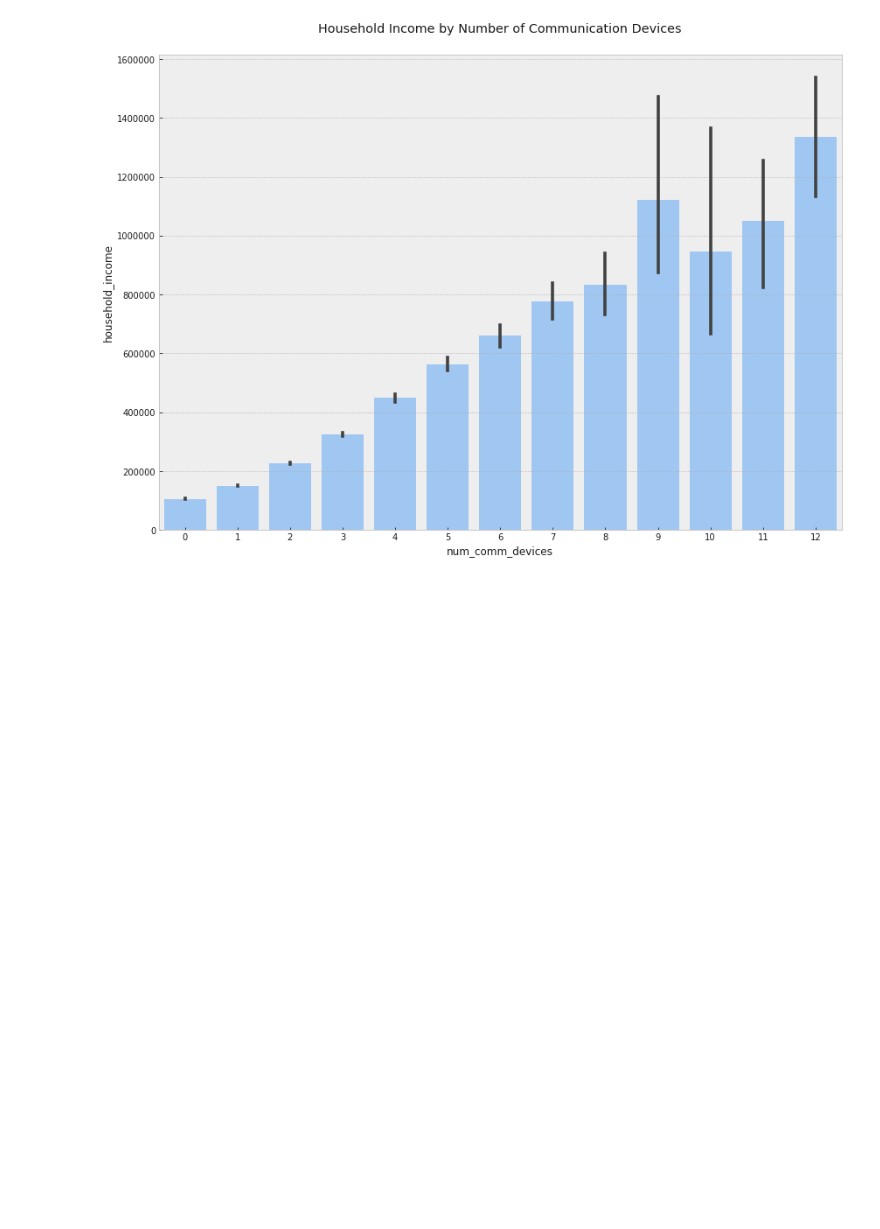
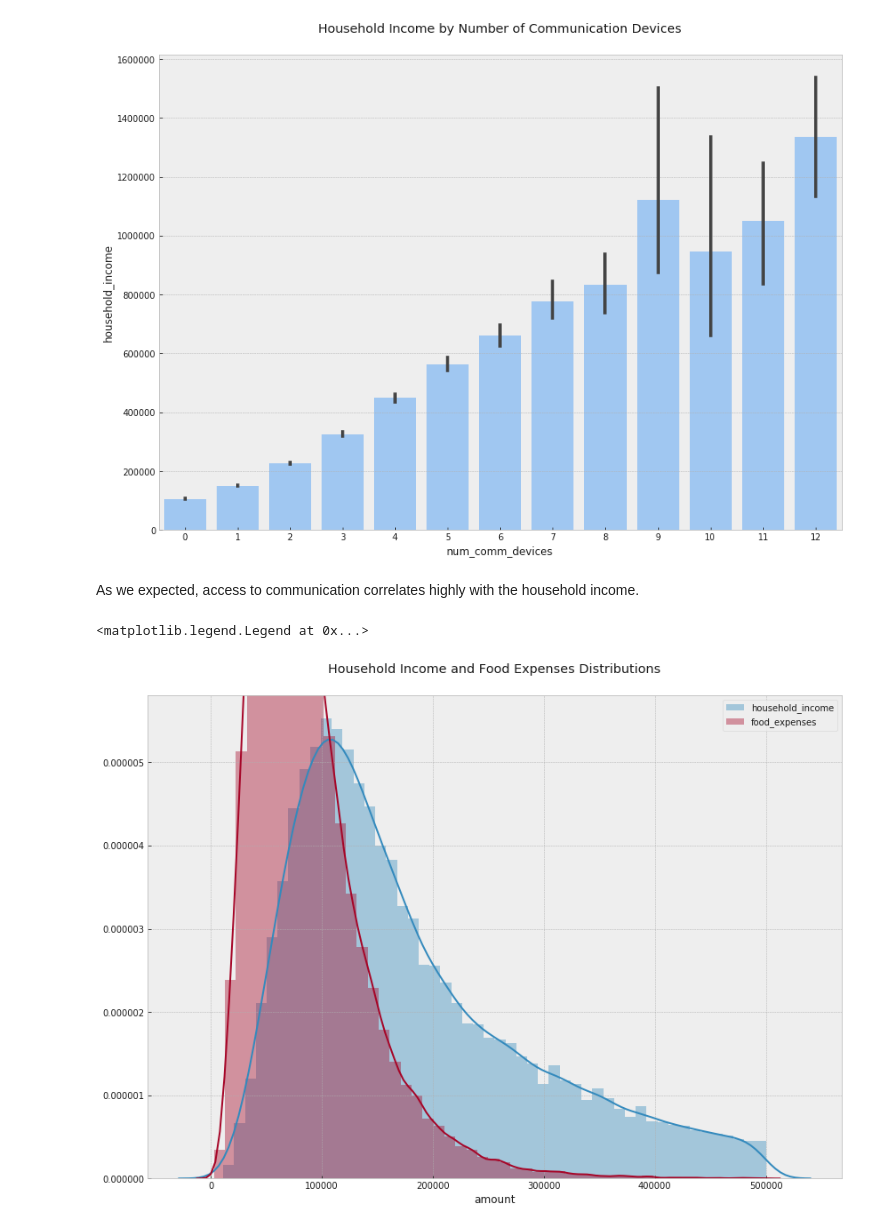
Before and after one commit to rossrco/kiva_ph_poverty_score, a Jupyter notebook: fies_data_cleanup.ipynb, the cells around one changed output. Saved outputs shown, nothing was run; the diff lists cells and outputs as text; code cells hidden in the pictures; blank space fills up the shorter version.

Commit message:
add key features distribution, algorithm explanation and known issues

```diff
--- a/fies_data_cleanup.ipynb
+++ b/fies_data_cleanup.ipynb
@@ -460,3 +460,5 @@ plt.title('Household Income by Number of Communication Devices')
 # %% [output]
 Text(0.5,1,'Household Income by Number of Communication Devices')
 [figure]
+# %% [markdown]
+As we expected, access to communication correlates highly with the household income.
@@ -462,0 +470,10 @@ Text(0.5,1,'Household Income by Number of Communication Devices')
+# %%
+for c in ['household_income', 'food_expenses']:
+    sns.distplot(phil_inc_extract[phil_inc_extract[c] < 500000][c], label = c)
+
+plt.xlabel('amount')
+plt.title('Household Income and Food Expenses Distributions')
+plt.legend()
+# %% [output]
+<matplotlib.legend.Legend at 0x...>
+[figure, added]
```
Also changed, not shown: parts of 4 cells of this notebook, 6 other files.
